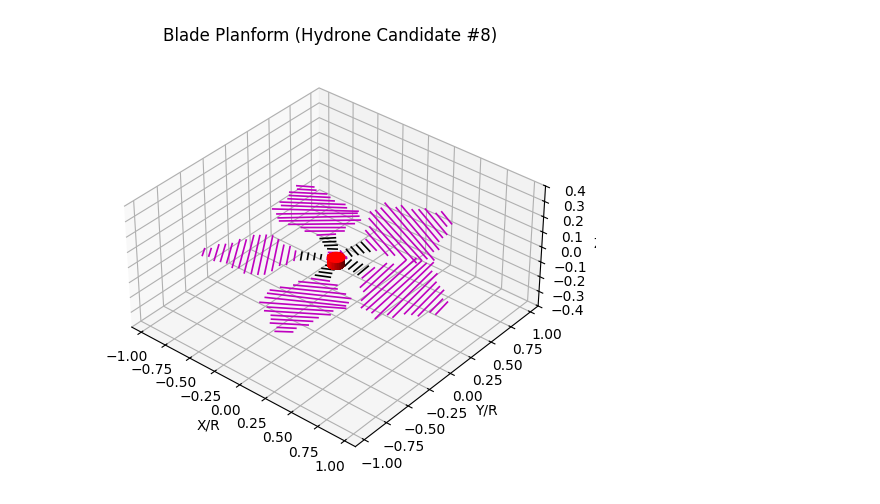
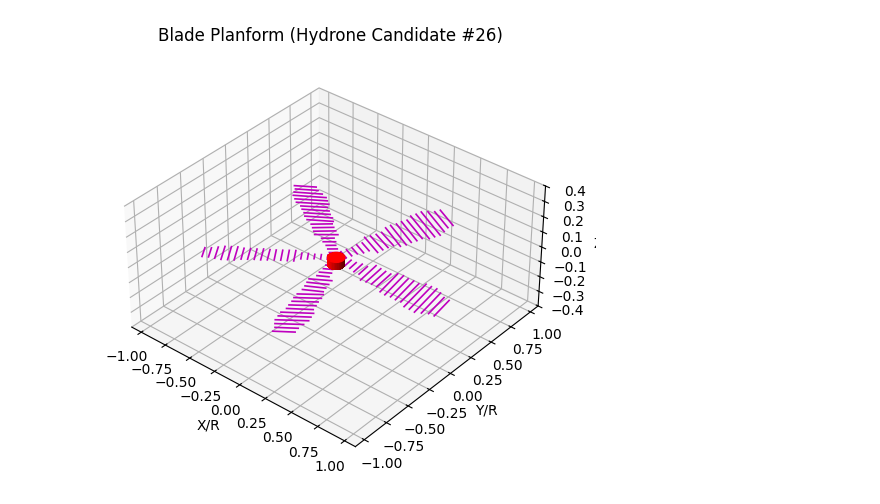
Before and after one commit to JoeVogel/hydrone-multi-objective-optimization, a Jupyter notebook: analysis/plots/plot_propeller.ipynb, the cells around one changed output. Drawn from its saved outputs; the diff is of its cells as text; code cells hidden in the pictures.

```diff
--- a/analysis/plots/plot_propeller.ipynb
+++ b/analysis/plots/plot_propeller.ipynb
@@ -6,7 +6,7 @@ import plotly.io as pio
 from utils import plot_propeller_from_row_plotly, plot_propeller_from_row
 # %%
 # base_path = Path("../results/p200g100_12_02")
-base_path = Path("../results/p400g100_26_01_21")
+base_path = Path("../results/p500g150_2026-01-29")
 # %%
 pareto_path = base_path / "pareto_front.csv"
 
@@ -36,9 +63,9 @@ pio.renderers.default = "browser"  # ou "svg", "png", "json", etc.
 fig = plot_propeller_from_row_plotly(row, title_suffix="Hydrone Candidate #{}".format(candidate))
 fig.show()
 # %%
-candidate = 8
+candidate = 26
 row = df_pareto.iloc[candidate]
 
 fig = plot_propeller_from_row(row, title_suffix="Hydrone Candidate #{}".format(candidate))
 # %% [output]
-[figure, old version]
+[figure, new version]
```
Also changed, not shown: parts of 3 cells of this notebook, 13 other files.
